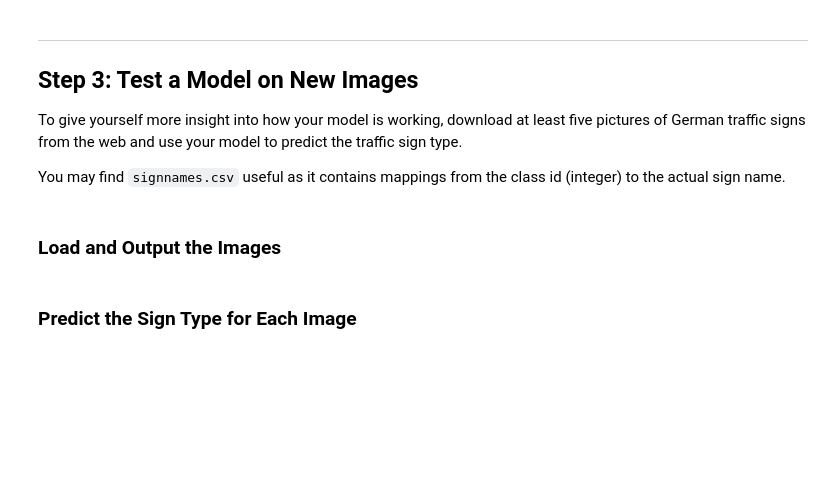
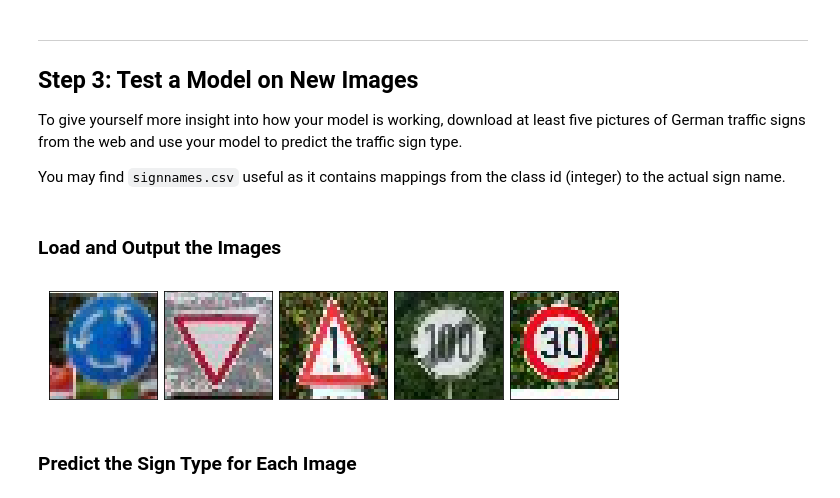
Before and after one commit to HairanWu/CarND-Traffic-Sign-Classifier-Project, a Jupyter notebook: Traffic_Sign_Classifier.ipynb, the cells around one changed output. Cells and saved outputs as stored; diff of their text form; code cells hidden in the pictures; blank space fills up the shorter version.

```diff
--- a/Traffic_Sign_Classifier.ipynb
+++ b/Traffic_Sign_Classifier.ipynb
@@ -1167,2 +1063,31 @@ You may find `signnames.csv` useful as it contains mappings from the class id (i
+# %%
+### Load the images and plot them here.
+### Feel free to use as many code cells as needed.
+from pandas.io.parsers import read_csv
+import glob
+from skimage import transform,data
+
+def show_images(images, cmap=None):
+    cols = 5
+    rows = (len(images)+2)//cols
+
+    plt.figure(figsize=(8, 8))
+    for i, image in enumerate(images):
+        plt.subplot(rows, cols, i+1)
+        # use gray scale color map if there is only one channel
+        cmap = 'gray' if len(image.shape)==2 else cmap
+        plt.imshow(image, cmap=cmap)
+        plt.xticks([])
+        plt.yticks([])
+    plt.tight_layout(pad=0, h_pad=0, w_pad=0)
+    plt.show()
+
+signnames = read_csv("signnames.csv").values[:, 1]
+# print(signnames)
+test_images = [plt.imread(path) for path in glob.glob('test_images/*.jpg')]
+
+show_images(test_images)
+# %% [output]
+[figure, added]
 # %% [markdown]
 ### Predict the Sign Type for Each Image
```
Also changed, not shown: parts of 24 cells of this notebook.
